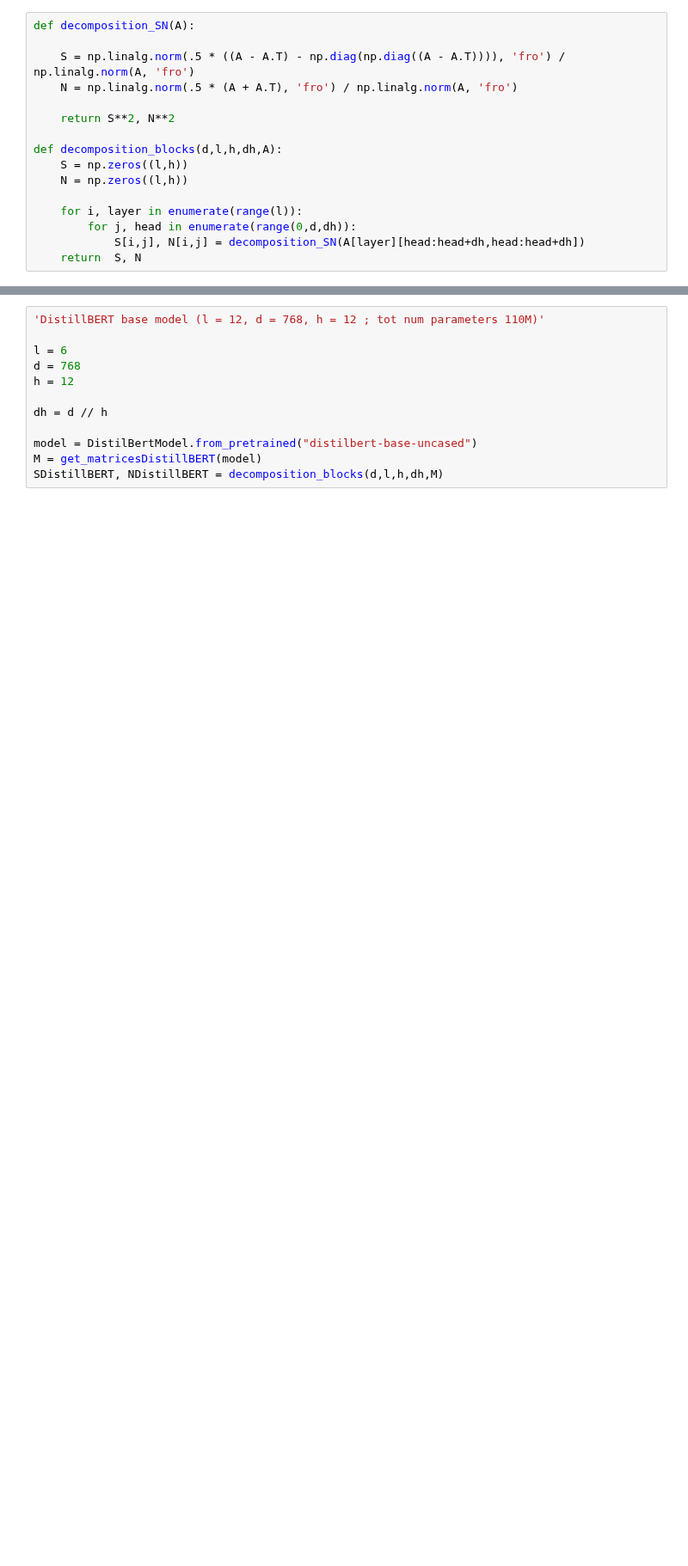
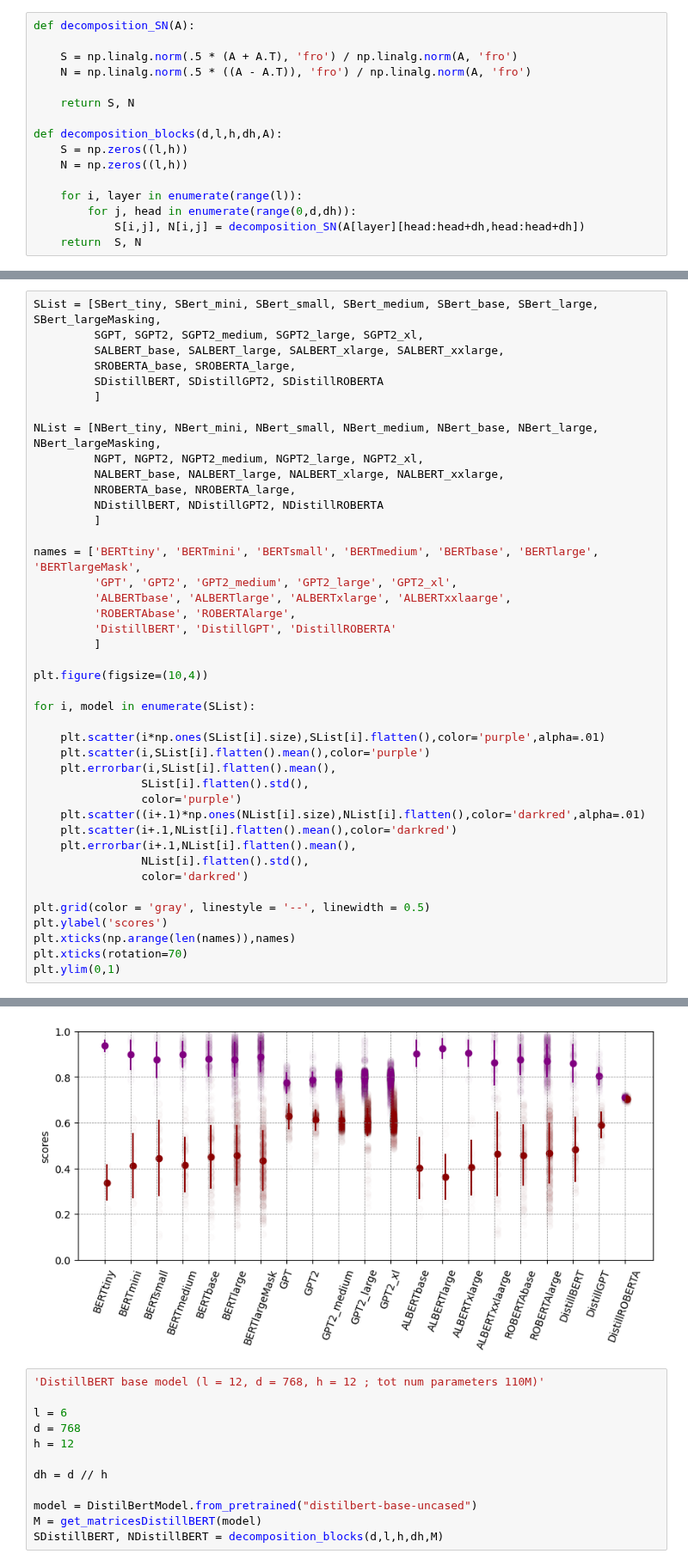
Before and after one commit to matteosaponati/attention-geometry, a Jupyter notebook: figures/fig_SNmodels.ipynb, the cells around one changed output, grey strips where cells are left out. Shown at 86% size. Saved outputs shown, nothing was run; the diff lists cells and outputs as text; blank space fills up the shorter version.

```diff
--- a/figures/fig_SNmodels.ipynb
+++ b/figures/fig_SNmodels.ipynb
@@ -10,10 +10,10 @@ from transformers import BertModel, AlbertModel, DistilBertModel, RobertaModel,
 # %%
 def decomposition_SN(A):
 
-    S = np.linalg.norm(.5 * ((A - A.T) - np.diag(np.diag((A - A.T)))), 'fro') / np.linalg.norm(A, 'fro')
-    N = np.linalg.norm(.5 * (A + A.T), 'fro') / np.linalg.norm(A, 'fro')
+    S = np.linalg.norm(.5 * (A + A.T), 'fro') / np.linalg.norm(A, 'fro')
+    N = np.linalg.norm(.5 * ((A - A.T)), 'fro') / np.linalg.norm(A, 'fro')
 
-    return S**2, N**2
+    return S, N
 
 def decomposition_blocks(d,l,h,dh,A):
     S = np.zeros((l,h))
@@ -268,0 +340,43 @@ SALBERT_xxlarge, NALBERT_xxlarge = decomposition_blocks(d,l,h,dh,M)
+# %%
+SList = [SBert_tiny, SBert_mini, SBert_small, SBert_medium, SBert_base, SBert_large, SBert_largeMasking,
+         SGPT, SGPT2, SGPT2_medium, SGPT2_large, SGPT2_xl,
+         SALBERT_base, SALBERT_large, SALBERT_xlarge, SALBERT_xxlarge,
+         SROBERTA_base, SROBERTA_large,
+         SDistillBERT, SDistillGPT2, SDistillROBERTA
+         ]
+
+NList = [NBert_tiny, NBert_mini, NBert_small, NBert_medium, NBert_base, NBert_large, NBert_largeMasking,
+         NGPT, NGPT2, NGPT2_medium, NGPT2_large, NGPT2_xl,
+         NALBERT_base, NALBERT_large, NALBERT_xlarge, NALBERT_xxlarge,
+         NROBERTA_base, NROBERTA_large,
+         NDistillBERT, NDistillGPT2, NDistillROBERTA
+         ]
+
+names = ['BERTtiny', 'BERTmini', 'BERTsmall', 'BERTmedium', 'BERTbase', 'BERTlarge', 'BERTlargeMask',
+         'GPT', 'GPT2', 'GPT2_medium', 'GPT2_large', 'GPT2_xl',
+         'ALBERTbase', 'ALBERTlarge', 'ALBERTxlarge', 'ALBERTxxlaarge',
+         'ROBERTAbase', 'ROBERTAlarge',
+         'DistillBERT', 'DistillGPT', 'DistillROBERTA'
+         ]
+
+plt.figure(figsize=(10,4))
+
+for i, model in enumerate(SList):
+
+    plt.scatter(i*np.ones(SList[i].size),SList[i].flatten(),color='purple',alpha=.01)
+    plt.scatter(i,SList[i].flatten().mean(),color='purple')
+    plt.errorbar(i,SList[i].flatten().mean(),
+                SList[i].flatten().std(),
+                color='purple')
+    plt.scatter((i+.1)*np.ones(NList[i].size),NList[i].flatten(),color='darkred',alpha=.01)
+    plt.scatter(i+.1,NList[i].flatten().mean(),color='darkred')
+    plt.errorbar(i+.1,NList[i].flatten().mean(),
+                NList[i].flatten().std(),
+                color='darkred')
+
+plt.grid(color = 'gray', linestyle = '--', linewidth = 0.5)
+plt.ylabel('scores')
+plt.xticks(np.arange(len(names)),names)
+plt.xticks(rotation=70)
+plt.ylim(0,1)
+# %% [output]
@@ -269,3 +384,4 @@ SALBERT_xxlarge, NALBERT_xxlarge = decomposition_blocks(d,l,h,dh,M)
+[figure, added]
 # %%
 'DistillBERT base model (l = 12, d = 768, h = 12 ; tot num parameters 110M)'
 
```
Also changed, not shown: parts of 23 cells of this notebook.
